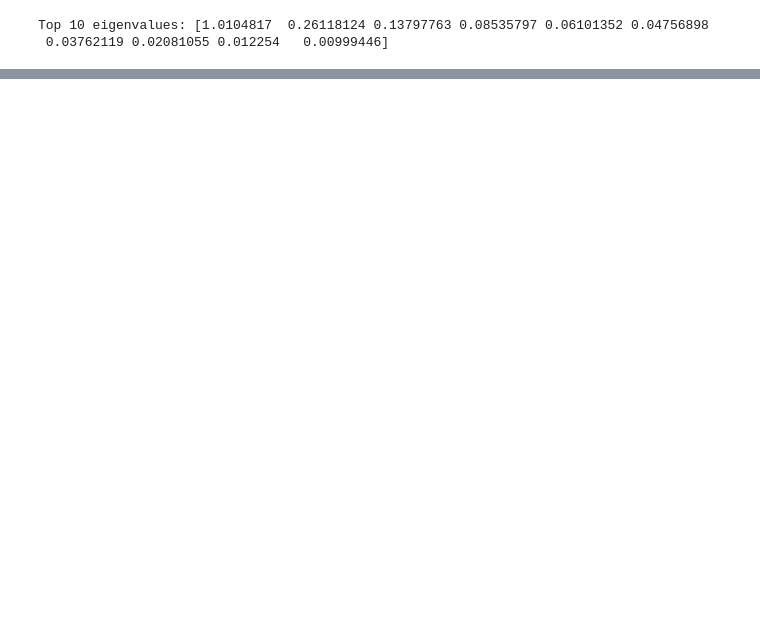
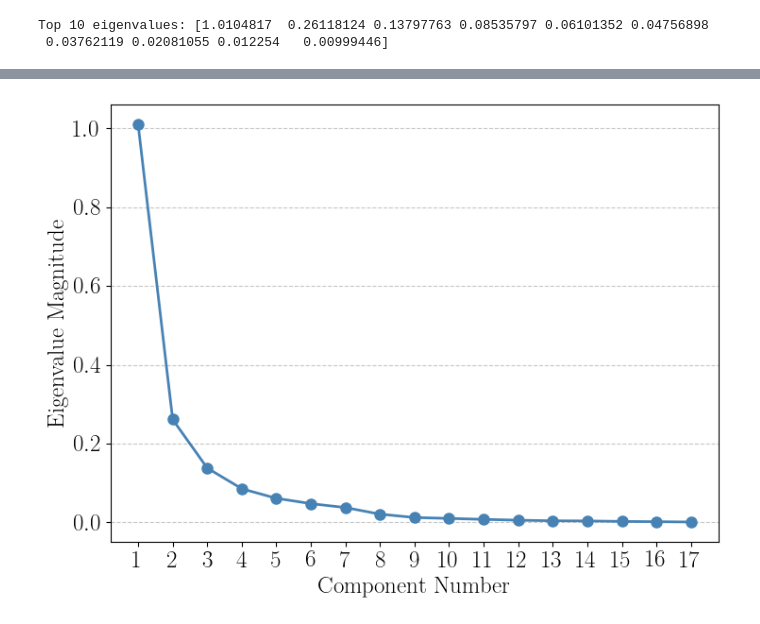
Before and after one commit to rtenacity/frb-analysis, a Jupyter notebook: chime_data/analysis.ipynb, the cells around one changed output, grey strips where cells are left out. Drawn from its saved outputs; the diff is of its cells as text; code cells hidden in the pictures; blank space fills up the shorter version.

```diff
--- a/chime_data/analysis.ipynb
+++ b/chime_data/analysis.ipynb
@@ -1745,0 +1630,28 @@ plot_svm_decision_boundary(svm, Z_pca, full_data_labels_string, file_path='figs/
+# %%
+
+
+plt.figure(figsize=(global_figsize))
+component_numbers = np.arange(len(eigenvals)) + 1
+
+# Plot the eigenvalues
+plt.plot(component_numbers, eigenvals, 'o-', linewidth=2, color='steelblue', markersize=8)
+
+# Add labels and title
+plt.xlabel('Component Number', fontsize=18)
+plt.ylabel('Eigenvalue Magnitude', fontsize=18)
+
+plt.xticks(component_numbers, fontsize=18)
+plt.yticks(fontsize=18)
+
+
+plt.grid(axis='y', linestyle='--', alpha=0.7)
+plt.tight_layout()
+
+plt.tight_layout()
+plt.subplots_adjust(right=0.75)
+
+plt.savefig('figs/fisher_eigenvalues.svg', dpi=200, format='svg', bbox_inches='tight', pad_inches=0.1)
+
+plt.show()
+# %% [output]
+[figure, added]
```
Also changed, not shown: parts of 10 cells of this notebook, 8 other files.
